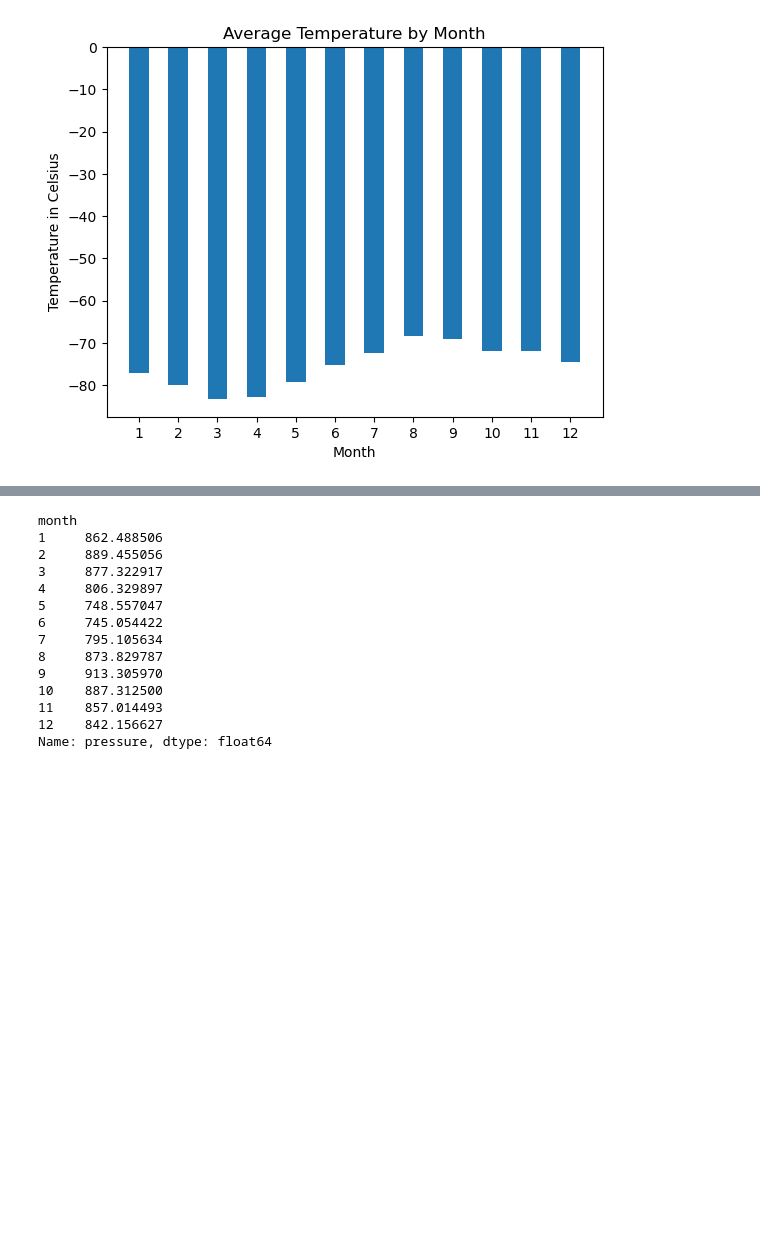
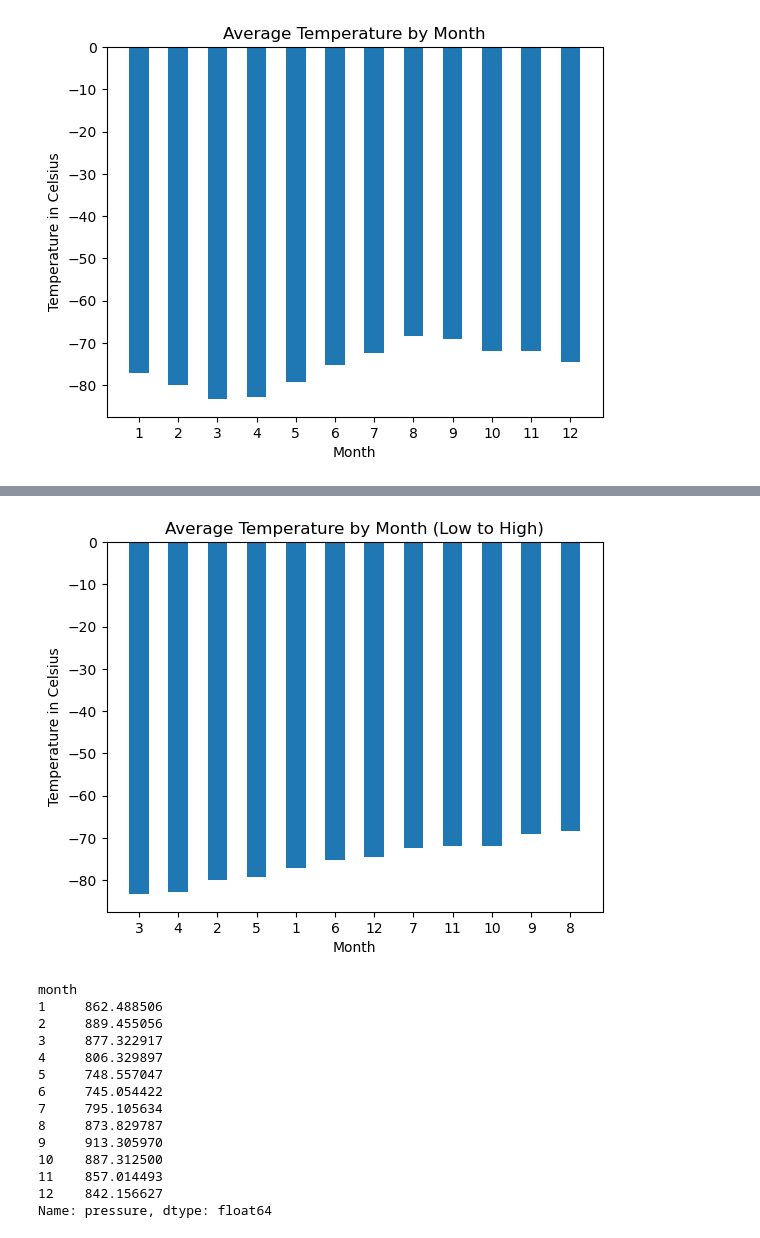
Before and after one commit to david-00001/challenge_11_data_collection, a Jupyter notebook: part_2_mars_weather_actual.ipynb, the cells around one changed output, grey strips where cells are left out. Saved outputs shown, nothing was run; the diff lists cells and outputs as text; code cells hidden in the pictures; blank space fills up the shorter version.

```diff
--- a/part_2_mars_weather_actual.ipynb
+++ b/part_2_mars_weather_actual.ipynb
@@ -233,2 +230,15 @@ plt.show()
+# %%
+# Identify the coldest and hottest months in Curiosity's location
+sorted_temp = average_low_temp.sort_values()
+
+plt.bar(sorted_temp.index.astype(str),sorted_temp.values,width=0.5)
+
+plt.xlabel('Month')
+plt.ylabel('Temperature in Celsius')
+plt.title('Average Temperature by Month (Low to High)')
+
+plt.show()
+# %% [output]
+[figure, added]
 # %%
 # 4. Average pressure by Martian month
```
Also changed, not shown: parts of 7 cells of this notebook, 3 other files.
